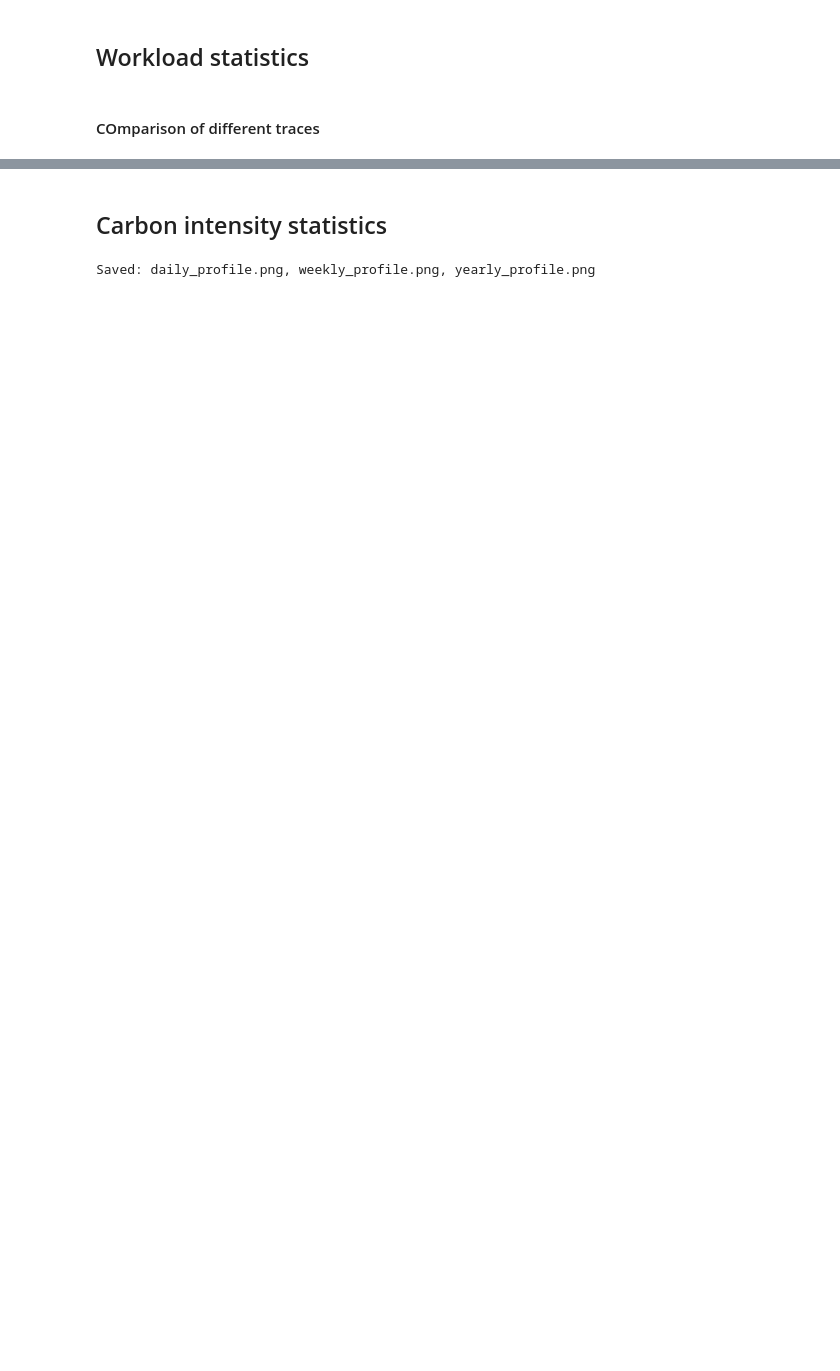
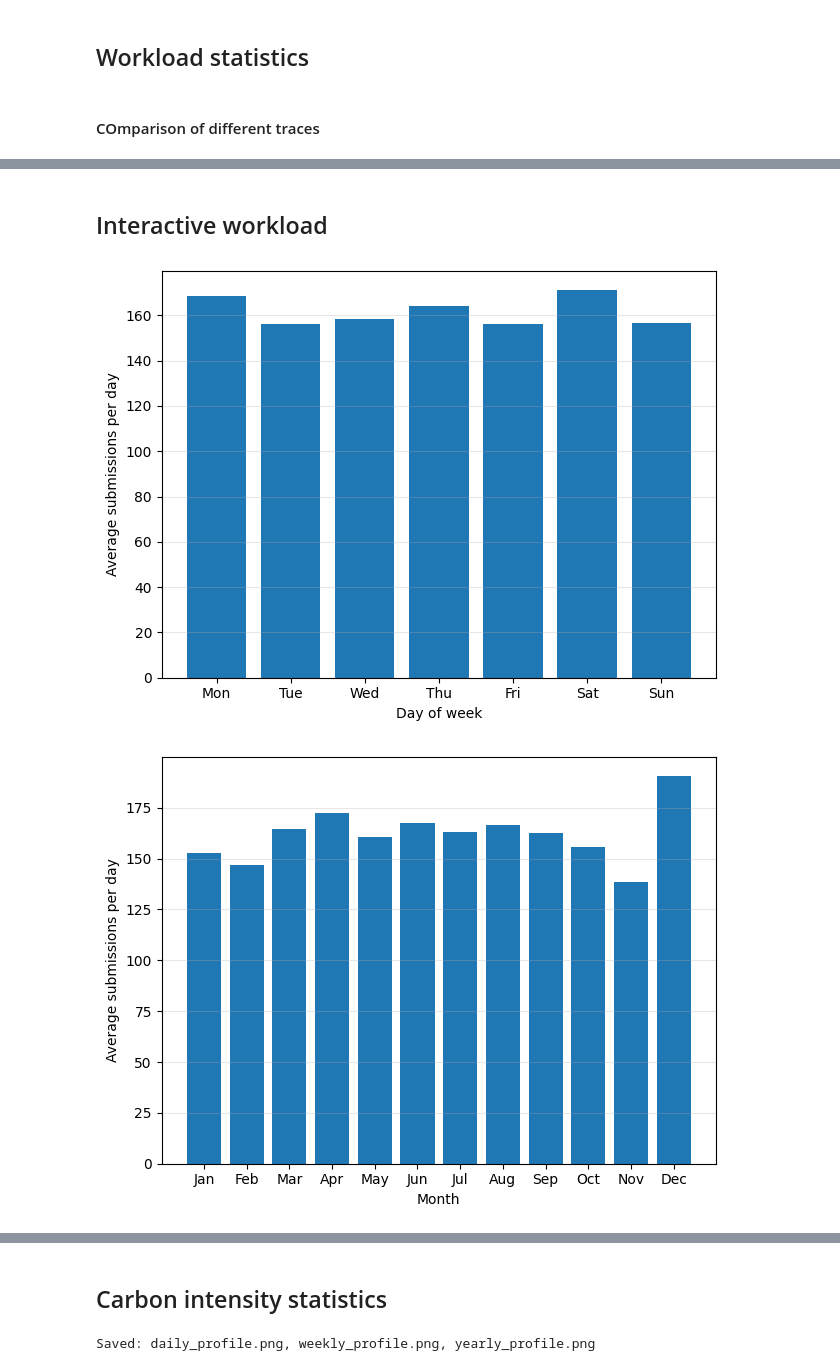
Before and after one commit to dadyownes15/green-hpc-scheduler, a Jupyter notebook: figures.ipynb, the cells around one changed output, grey strips where cells are left out. Drawn from its saved outputs; the diff is of its cells as text; code cells hidden in the pictures; blank space fills up the shorter version.

```diff
--- a/figures.ipynb
+++ b/figures.ipynb
@@ -290,0 +404,11 @@ Year 1: n=35187, mean requested_runtime=4583.51
+# %% [markdown]
+## Interactive workload
+# %%
+# Non convergent dataset:
+WORKLOAD_PATH_BAD = "scripts/workload.swf"
+df_bad = create_job_df(path=WORKLOAD_PATH_BAD)
+
+plot_workload_patterns(df_bad)
+# %% [output]
+[figure, added]
+[figure, added]
```
Also changed, not shown: parts of 11 cells of this notebook, 36 other files.
